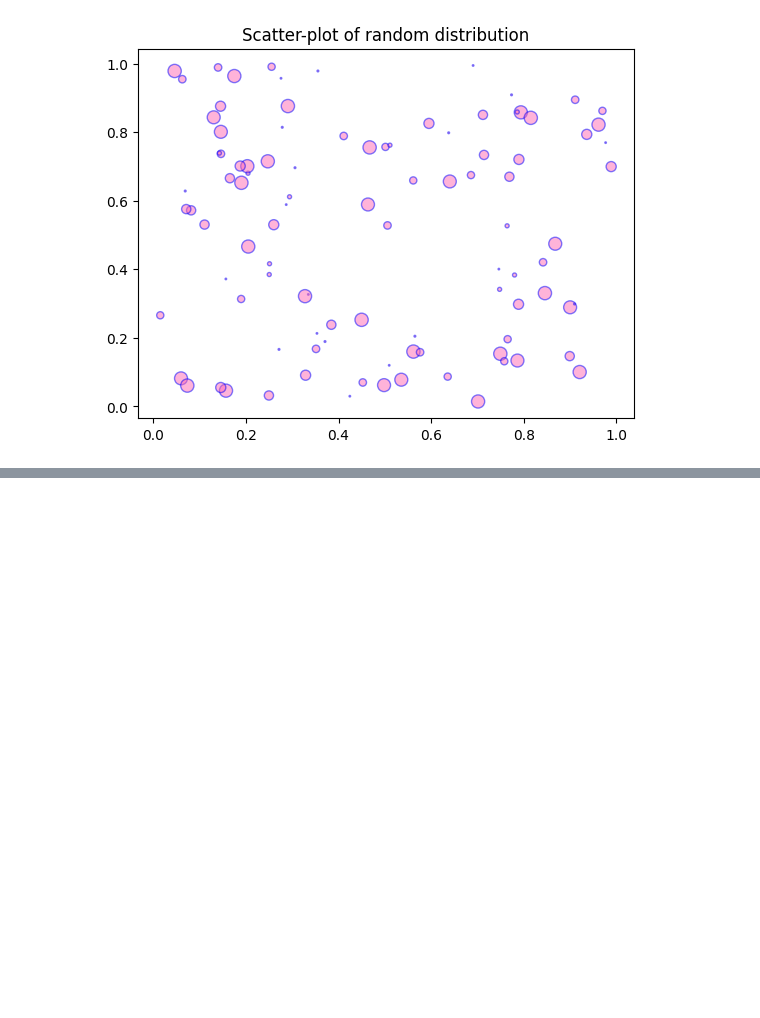
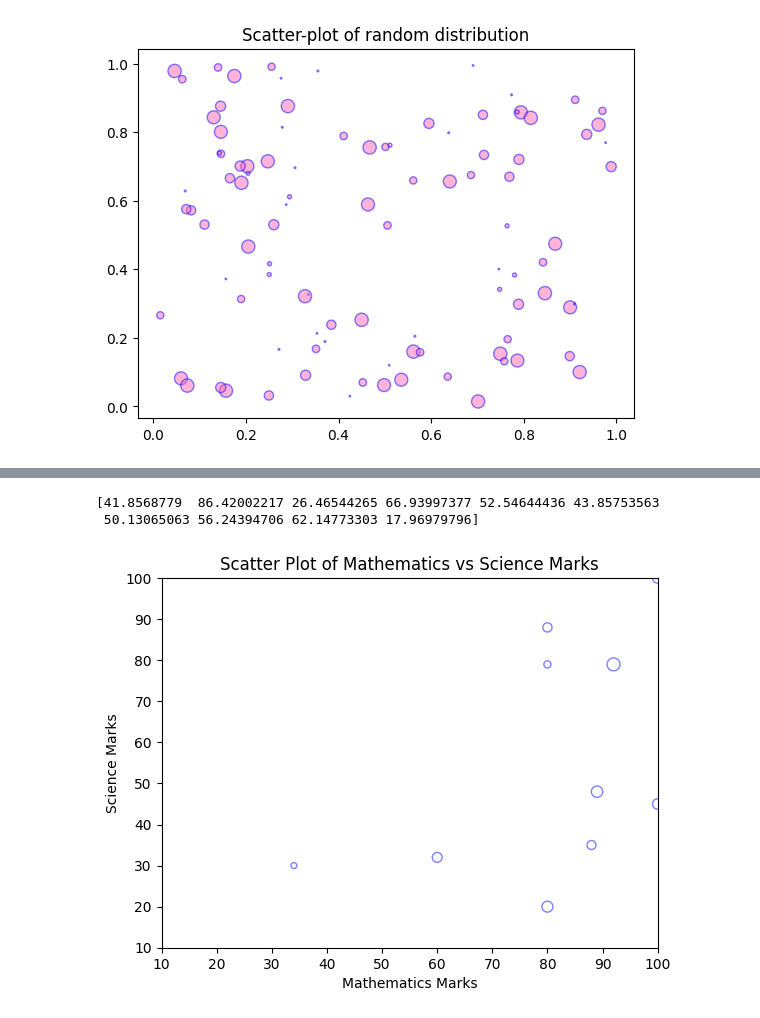
Before and after one commit to Prayag321/Python-libraries, a Jupyter notebook: matplotlib/scaterplot.ipynb, the cells around one changed output, grey strips where cells are left out. Drawn from its saved outputs; the diff is of its cells as text; code cells hidden in the pictures; blank space fills up the shorter version.

Commit message:
[PRAYAG] Add:  Python program to draw a scatter plot comparing two subject marks of Mathematics and Science. Use marks of 10 students.

```diff
--- a/matplotlib/scaterplot.ipynb
+++ b/matplotlib/scaterplot.ipynb
@@ -68,0 +75,28 @@ if __name__=='__main__':
+# %%
+def main():
+	math_marks = [88, 92, 80, 89, 100, 80, 60, 100, 80, 34]
+	science_marks = [35, 79, 79, 48, 100, 88, 32, 45, 20, 30]
+	marks_range = [10, 20, 30, 40, 50, 60, 70, 80, 90, 100]
+
+	sizes = np.random.random(10)*100
+	print(sizes)
+
+	#plot
+	plt.scatter(x=math_marks,y=science_marks,sizes=sizes, alpha=0.5, facecolor='none', edgecolors="blue")
+
+	#Basic info
+	plt.xlabel('Mathematics Marks')
+	plt.ylabel('Science Marks')
+	plt.title('Scatter Plot of Mathematics vs Science Marks')
+
+	#lim
+	plt.xlim(min(marks_range), max(marks_range))
+	plt.ylim(min(marks_range), max(marks_range))
+
+	plt.show()
+if __name__=='__main__':
+	main()
+# %% [output]
+[41.8568779  86.42002217 26.46544265 66.93997377 52.54644436 43.85753563
+ 50.13065063 56.24394706 62.14773303 17.96979796]
+[figure, added]
```
Also changed, not shown: parts of 1 cell of this notebook.
